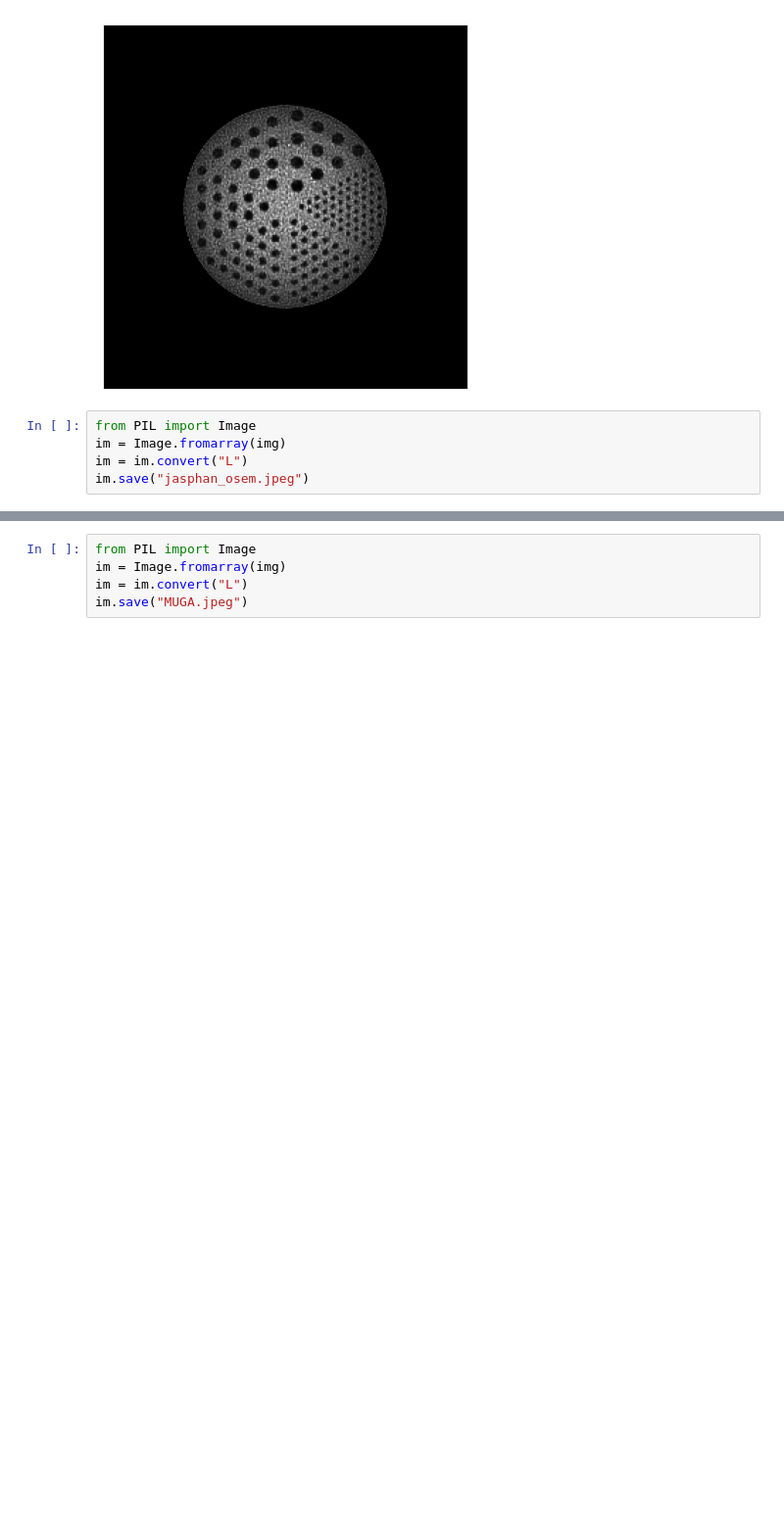
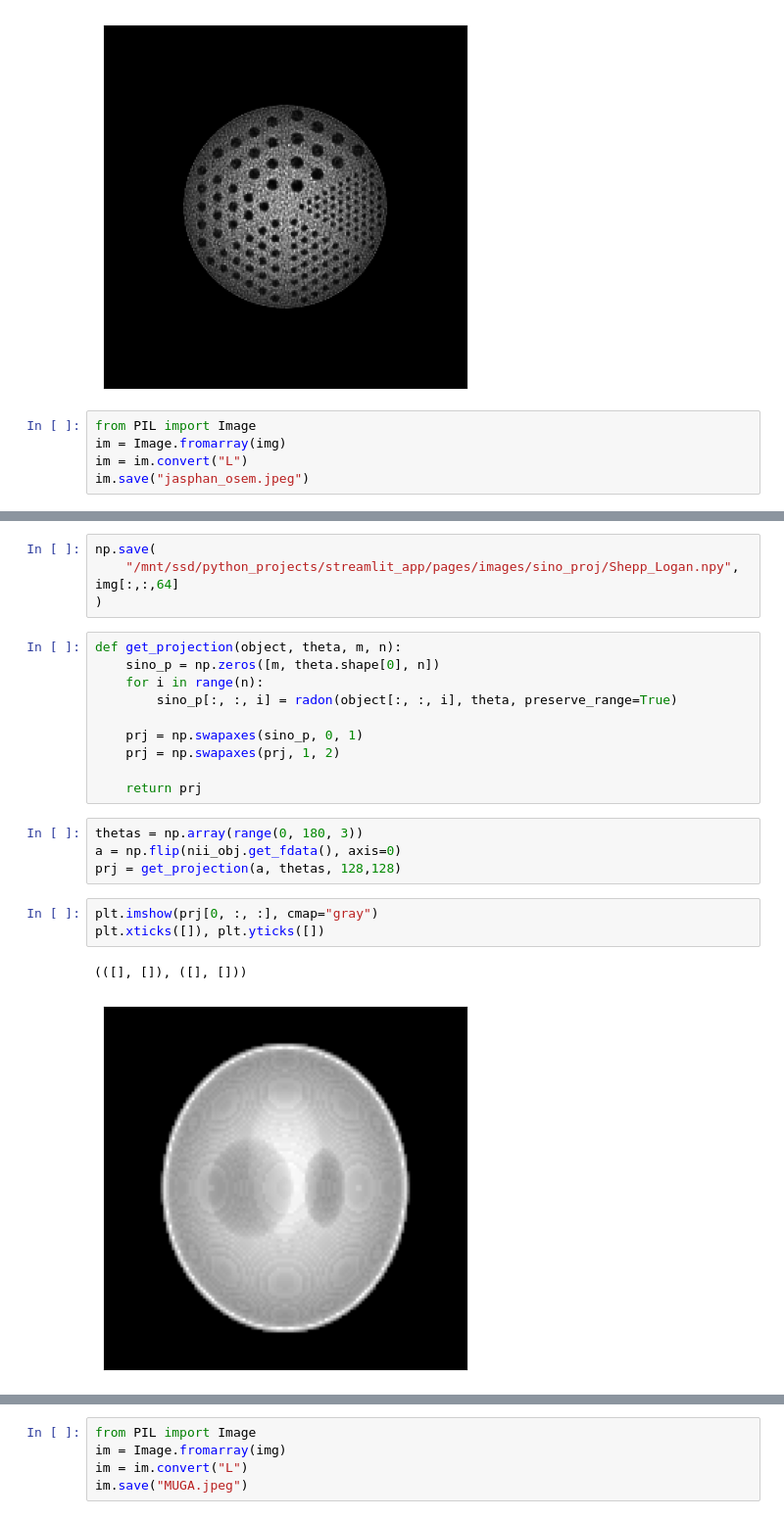
Before and after one commit to anucha-p/rtmu-nm-lab, a Jupyter notebook: src/prj_to_sino.ipynb, the cells around one changed output, grey strips where cells are left out. Shown at 98% size. Cells and saved outputs as stored; diff of their text form; blank space fills up the shorter version.

```diff
--- a/src/prj_to_sino.ipynb
+++ b/src/prj_to_sino.ipynb
@@ -93,0 +98,24 @@ uint8
+# %%
+np.save(
+    "/mnt/ssd/python_projects/streamlit_app/pages/images/sino_proj/Shepp_Logan.npy", img[:,:,64]
+)
+# %%
+def get_projection(object, theta, m, n):
+    sino_p = np.zeros([m, theta.shape[0], n])
+    for i in range(n):
+        sino_p[:, :, i] = radon(object[:, :, i], theta, preserve_range=True)
+
+    prj = np.swapaxes(sino_p, 0, 1)
+    prj = np.swapaxes(prj, 1, 2)
+
+    return prj
+# %%
+thetas = np.array(range(0, 180, 3))
+a = np.flip(nii_obj.get_fdata(), axis=0)
+prj = get_projection(a, thetas, 128,128)
+# %%
+plt.imshow(prj[0, :, :], cmap="gray")
+plt.xticks([]), plt.yticks([])
+# %% [output]
+(([], []), ([], []))
+[figure, added]
```
Also changed, not shown: parts of 4 cells of this notebook, 10 other files.
